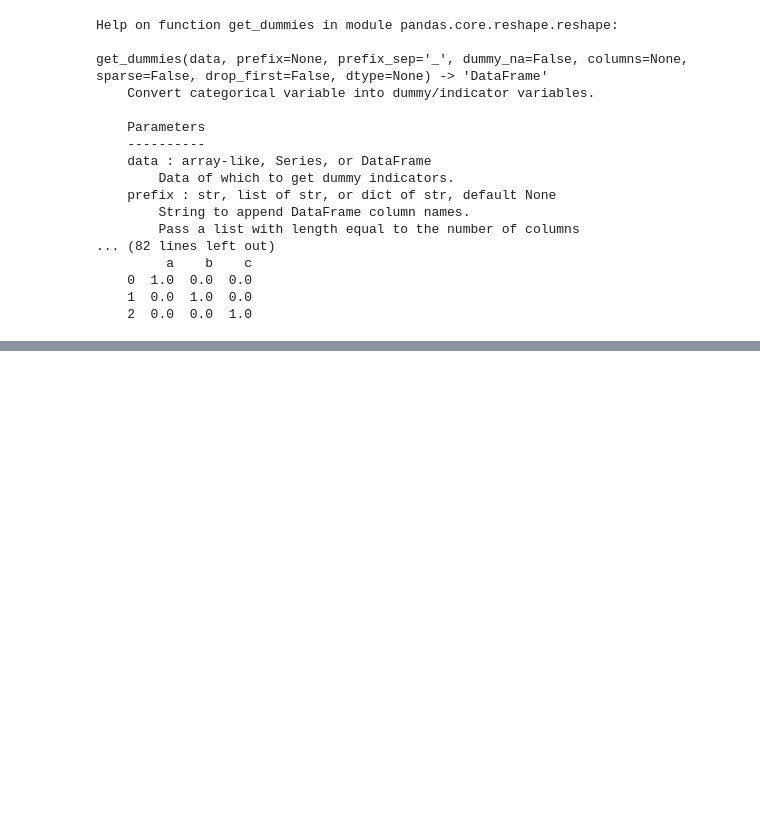
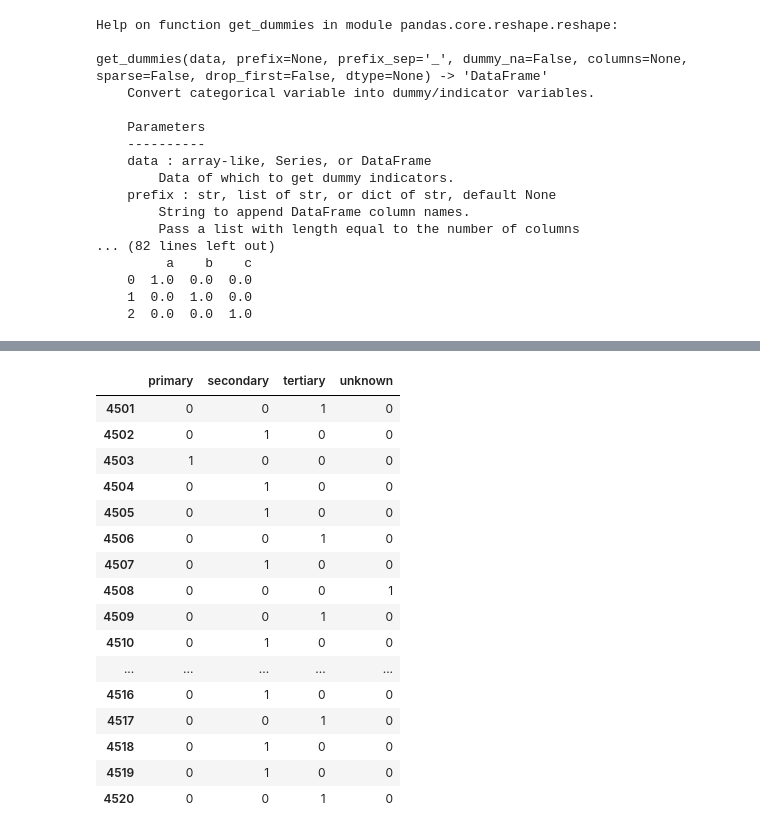
Before and after one commit to timebe00/PyLSJ, a Jupyter notebook: Untitled2.ipynb, the cells around one changed output, grey strips where cells are left out. Cells and saved outputs as stored; diff of their text form; code cells hidden in the pictures; blank space fills up the shorter version.

```diff
--- a/Untitled2.ipynb
+++ b/Untitled2.ipynb
@@ -191,0 +258,21 @@ get_dummies(data, prefix=None, prefix_sep='_', dummy_na=False, columns=None, spa
+# %%
+education_dummies = pd.get_dummies(bank_data['education'])
+education_dummies.tail(20)
+# %% [output]
+|  | primary | secondary | tertiary | unknown |
+| 4501 | 0 | 0 | 1 | 0 |
+| 4502 | 0 | 1 | 0 | 0 |
+| 4503 | 1 | 0 | 0 | 0 |
+| 4504 | 0 | 1 | 0 | 0 |
+| 4505 | 0 | 1 | 0 | 0 |
+| 4506 | 0 | 0 | 1 | 0 |
+| 4507 | 0 | 1 | 0 | 0 |
+| 4508 | 0 | 0 | 0 | 1 |
+| 4509 | 0 | 0 | 1 | 0 |
+| 4510 | 0 | 1 | 0 | 0 |
+| ... | ... | ... | ... | ... |
+| 4516 | 0 | 1 | 0 | 0 |
+| 4517 | 0 | 0 | 1 | 0 |
+| 4518 | 0 | 1 | 0 | 0 |
+| 4519 | 0 | 1 | 0 | 0 |
+| 4520 | 0 | 0 | 1 | 0 |
```
Also changed, not shown: parts of 10 cells of this notebook.
